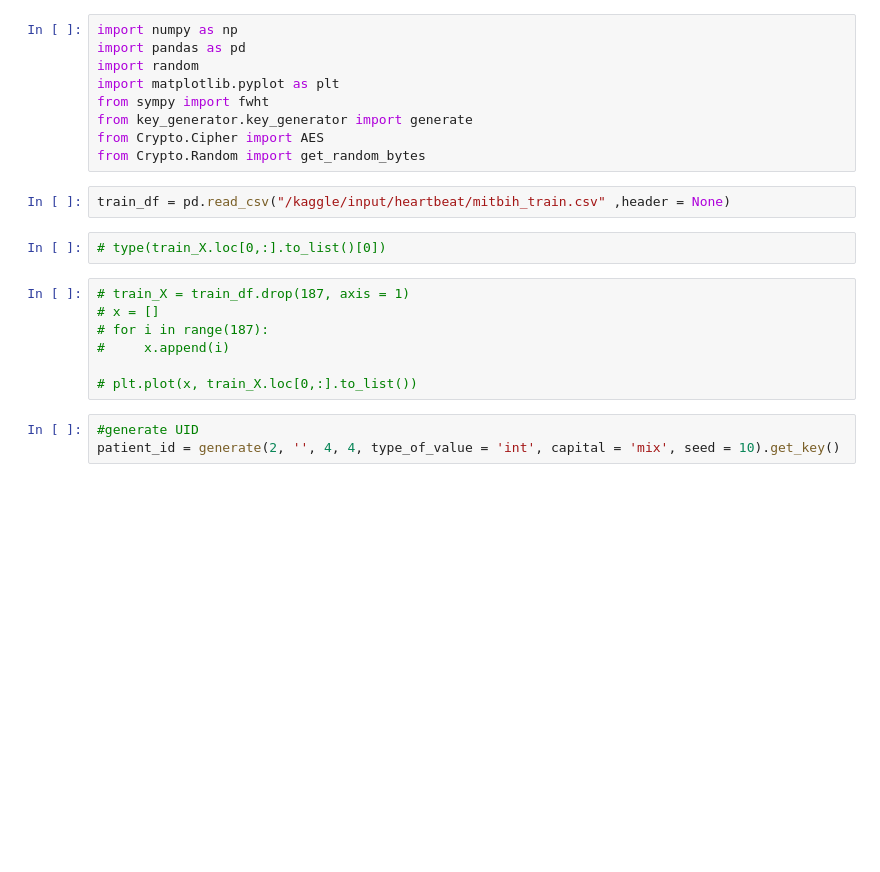
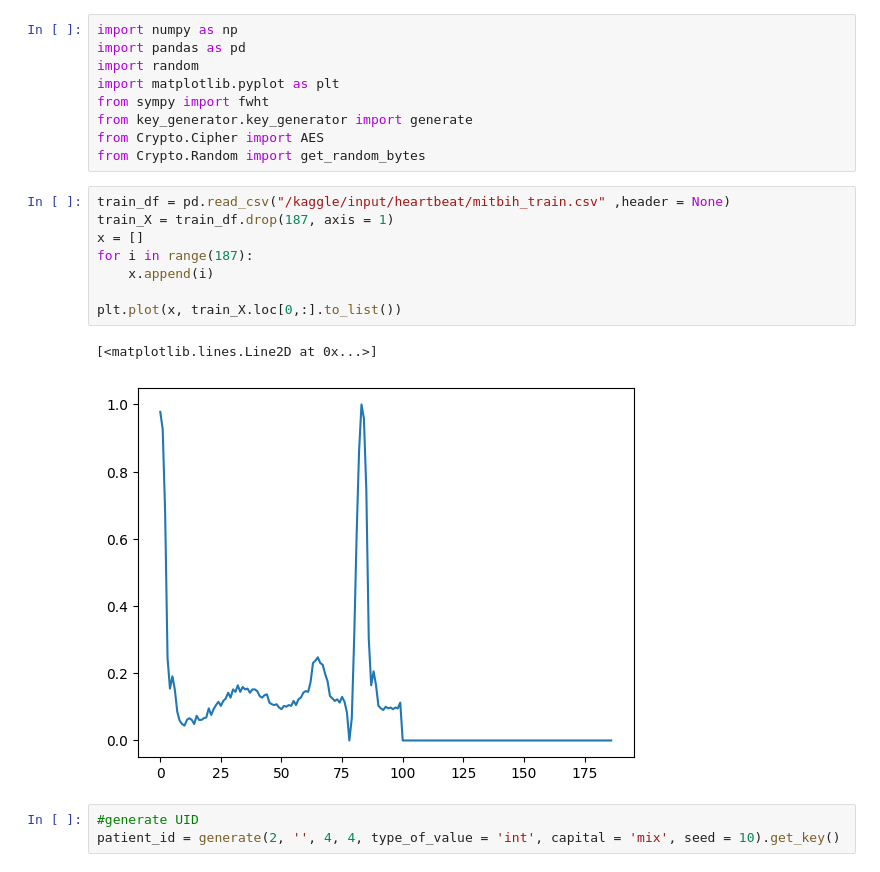
Before and after one commit to anirban21100/MIT-BIH, a Jupyter notebook: notebook-netsec-2024_v2.ipynb, the cells around one changed output. Drawn from its saved outputs; the diff is of its cells as text; blank space fills up the shorter version.

```diff
--- a/notebook-netsec-2024_v2.ipynb
+++ b/notebook-netsec-2024_v2.ipynb
@@ -29,15 +29,15 @@ from Crypto.Cipher import AES
 from Crypto.Random import get_random_bytes
 # %%
 train_df = pd.read_csv("/kaggle/input/heartbeat/mitbih_train.csv" ,header = None)
+train_X = train_df.drop(187, axis = 1)
+x = []
+for i in range(187):
+    x.append(i)
+
+plt.plot(x, train_X.loc[0,:].to_list())
+# %% [output]
+[<matplotlib.lines.Line2D at 0x...>]
+[figure, added]
-# %%
-# type(train_X.loc[0,:].to_list()[0])
-# %%
-# train_X = train_df.drop(187, axis = 1)
-# x = []
-# for i in range(187):
-#     x.append(i)
-
-# plt.plot(x, train_X.loc[0,:].to_list())
 # %%
 #generate UID
 patient_id = generate(2, '', 4, 4, type_of_value = 'int', capital = 'mix', seed = 10).get_key()
```
Also changed, not shown: parts of 2 cells of this notebook.
